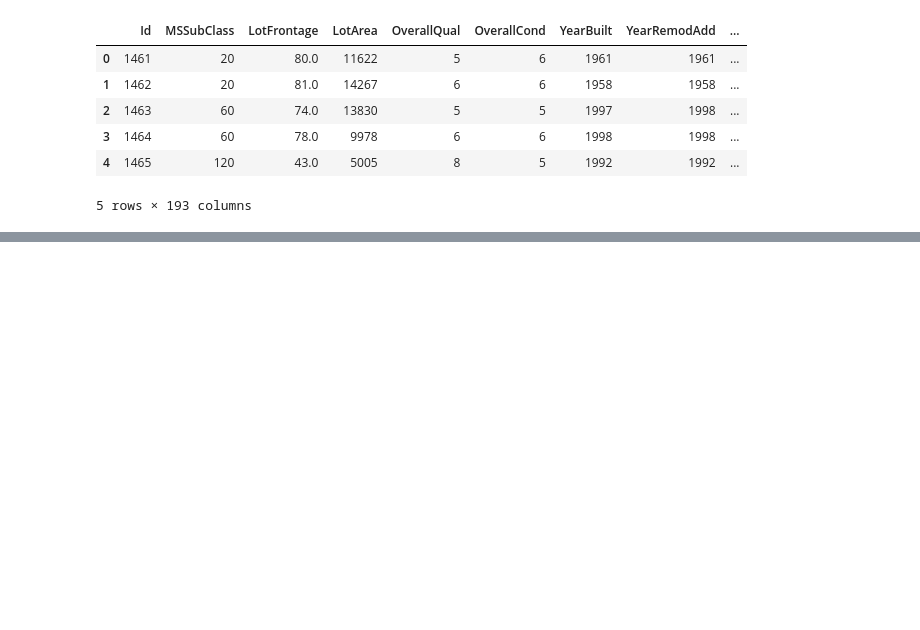
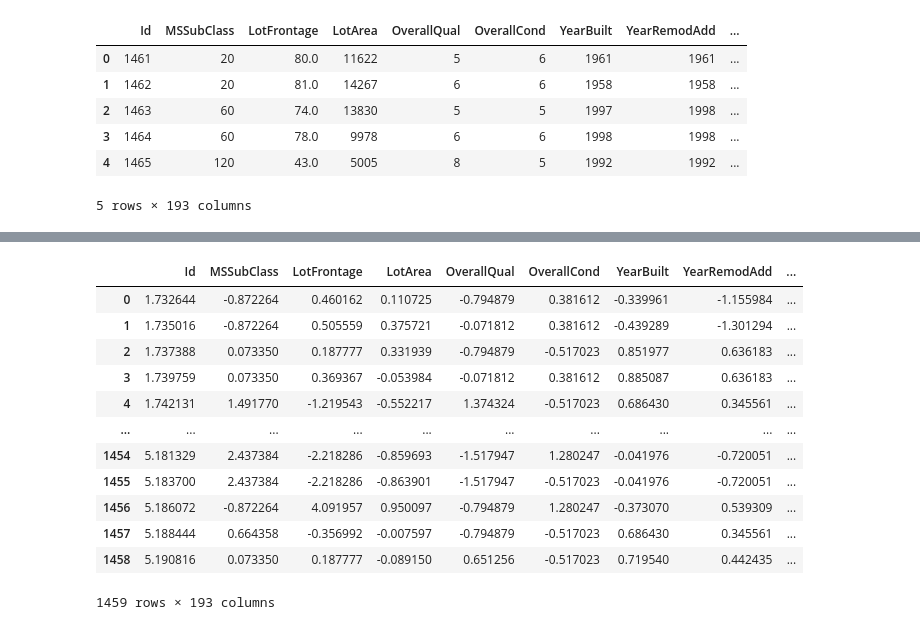
Before and after one commit to AnanyarajS/Machine_Learning_Projects, a Jupyter notebook: Linear_Regression_Model/linear_regression_model.ipynb, the cells around one changed output, grey strips where cells are left out. Cells and saved outputs as stored; diff of their text form; code cells hidden in the pictures; blank space fills up the shorter version.

```diff
--- a/Linear_Regression_Model/linear_regression_model.ipynb
+++ b/Linear_Regression_Model/linear_regression_model.ipynb
@@ -160,0 +175,24 @@ x_z_df = pd.DataFrame(x_z, columns=num.columns, index=num.index)
+# %%
+binary_cols_test = [col for col in test.columns if set(test[col].unique())<={0, 1}]
+numeric_test = test.select_dtypes(include={'int64', 'float64'})
+numeric_test = [col for col in numeric_test if col not in binary_cols_test]
+n = test[numeric_test]
+x_z_test = (n-num.mean())/num.std()
+x_z_testdf = pd.DataFrame(x_z_test, columns = n.columns, index=n.index)
+binary_test_df = test[binary_cols_test]
+x_test = pd.concat([x_z_testdf, binary_test_df], axis=1)
+x_test
+# %% [output]
+|  | Id | MSSubClass | LotFrontage | LotArea | OverallQual | OverallCond | YearBuilt | YearRemodAdd | ... |
+| 0 | 1.732644 | -0.872264 | 0.460162 | 0.110725 | -0.794879 | 0.381612 | -0.339961 | -1.155984 | ... |
+| 1 | 1.735016 | -0.872264 | 0.505559 | 0.375721 | -0.071812 | 0.381612 | -0.439289 | -1.301294 | ... |
+| 2 | 1.737388 | 0.073350 | 0.187777 | 0.331939 | -0.794879 | -0.517023 | 0.851977 | 0.636183 | ... |
+| 3 | 1.739759 | 0.073350 | 0.369367 | -0.053984 | -0.071812 | 0.381612 | 0.885087 | 0.636183 | ... |
+| 4 | 1.742131 | 1.491770 | -1.219543 | -0.552217 | 1.374324 | -0.517023 | 0.686430 | 0.345561 | ... |
+| ... | ... | ... | ... | ... | ... | ... | ... | ... | ... |
+| 1454 | 5.181329 | 2.437384 | -2.218286 | -0.859693 | -1.517947 | 1.280247 | -0.041976 | -0.720051 | ... |
+| 1455 | 5.183700 | 2.437384 | -2.218286 | -0.863901 | -1.517947 | -0.517023 | -0.041976 | -0.720051 | ... |
+| 1456 | 5.186072 | -0.872264 | 4.091957 | 0.950097 | -0.794879 | 1.280247 | -0.373070 | 0.539309 | ... |
+| 1457 | 5.188444 | 0.664358 | -0.356992 | -0.007597 | -0.794879 | -0.517023 | 0.686430 | 0.345561 | ... |
+| 1458 | 5.190816 | 0.073350 | 0.187777 | -0.089150 | 0.651256 | -0.517023 | 0.719540 | 0.442435 | ... |
+1459 rows × 193 columns
```
Also changed, not shown: parts of 1 cell of this notebook.
